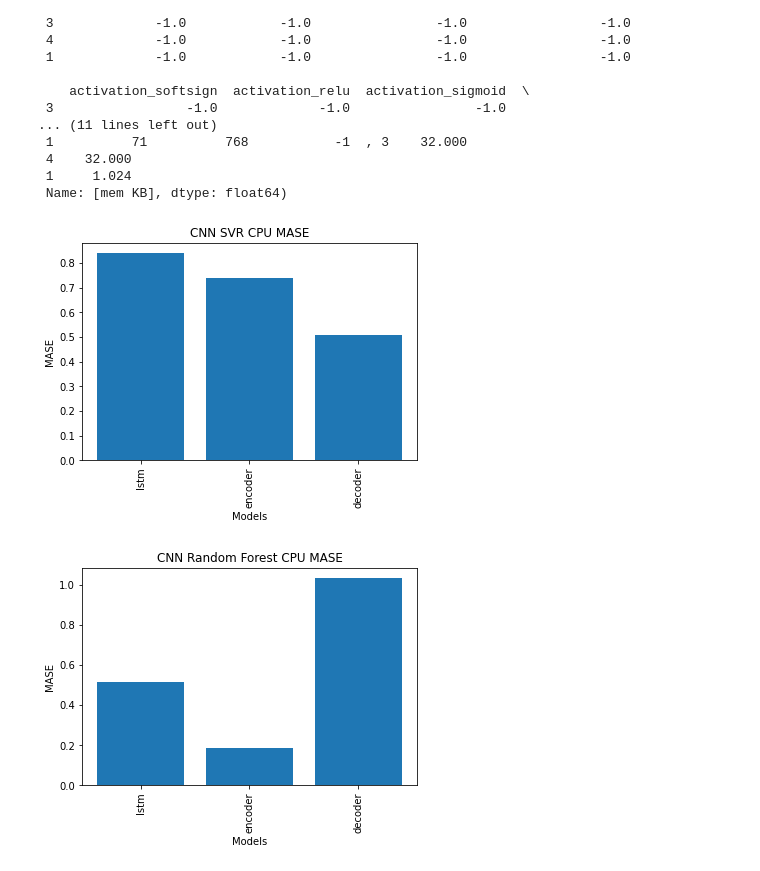
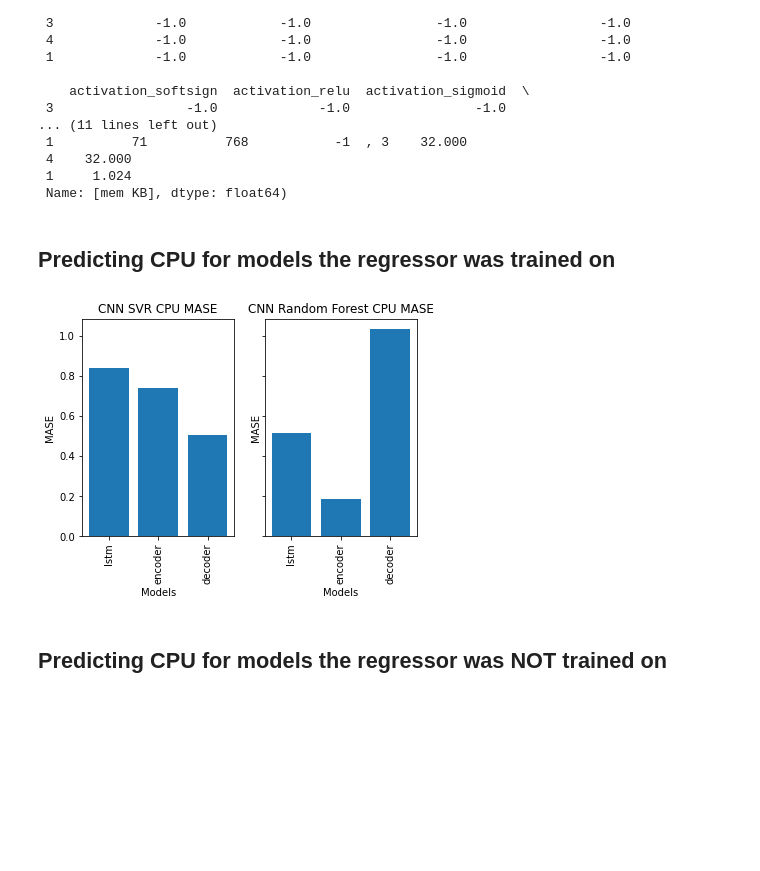
Before and after one commit to brian-yu/nn-regressors, a Jupyter notebook: Charts_RNN.ipynb, the cells around one changed output. Drawn from its saved outputs; the diff is of its cells as text; code cells hidden in the pictures; blank space fills up the shorter version.

```diff
--- a/Charts_RNN.ipynb
+++ b/Charts_RNN.ipynb
@@ -71,22 +71,21 @@ def get_regressors():
     ]
 # %%
 import matplotlib.pyplot as plt
-def bar_plot(data_df, title, xlabel, ylabel):
-    plt.bar(range(len(data_df)), data_df['MASE'], tick_label=data_df['Model'])
-    plt.title(title)
-    plt.ylabel(ylabel)
-    plt.xlabel(xlabel)
-    plt.xticks(rotation=90)
-    plt.show()
-
-#     def bar_plot(ax, data_df, title, xlabel, ylabel):
-#     ax.bar(range(len(data_df)), data_df['MASE'], tick_label=data_df['Model'])
-#     ax.set_title(title)
-#     ax.set_ylabel(ylabel)
-#     ax.set_xlabel(xlabel)
-# #     ax.set_xticks(rotation=90)
-#     for tick in ax.get_xticklabels():
-#         tick.set_rotation(45)
+def bar_plot(data_df, title, xlabel, ylabel, ax=None):
+    if not ax:
+        plt.bar(range(len(data_df)), data_df['MASE'], tick_label=data_df['Model'])
+        plt.title(title)
+        plt.ylabel(ylabel)
+        plt.xlabel(xlabel)
+        plt.xticks(rotation=90)
+        plt.show()
+    else:
+        ax.bar(range(len(data_df)), data_df['MASE'], tick_label=data_df['Model'])
+        ax.set_title(title)
+        ax.set_ylabel(ylabel)
+        ax.set_xlabel(xlabel)
+        for tick in ax.get_xticklabels():
+            tick.set_rotation(90)
 # %% [markdown]
 # MASE evaluations
 # %%
@@ -111,17 +110,24 @@ rnn_mem_reg.fit()  # default to Random Forest
  4    32.000
  1     1.024
  Name: [mem KB], dtype: float64)
+# %% [markdown]
+## Predicting CPU for models the regressor was trained on
 # %%
 # Predicting CPU for models the regressor was trained on
 
+fig, (ax1, ax2) = plt.subplots(1, 2, sharey=True)
+
 rnn_cpu_reg.fit(model=SVR())  # Fit an SVR model
-bar_plot(rnn_cpu_reg.evaluate_mase_multiple(models), "CNN SVR CPU MASE", "Models", "MASE")
+bar_plot(rnn_cpu_reg.evaluate_mase_multiple(models), "CNN SVR CPU MASE", "Models", "MASE", ax=ax1)
 
 rnn_cpu_reg.fit(model=RandomForestRegressor(n_estimators=1000, random_state=42))  # Fit an SVR model
-bar_plot(rnn_cpu_reg.evaluate_mase_multiple(models), "CNN Random Forest CPU MASE", "Models", "MASE")
+bar_plot(rnn_cpu_reg.evaluate_mase_multiple(models), "CNN Random Forest CPU MASE", "Models", "MASE", ax=ax2)
+
+plt.show()
 # %% [output]
-[figure, old version]
+[figure, new version]
-[figure, removed]
+# %% [markdown]
+## Predicting CPU for models the regressor was NOT trained on
 # %%
 # Predicting CPU for models the regressor was NOT trained on
 tf.keras.backend.clear_session() # IMPORTANT for layer names to match up.
```
Also changed, not shown: parts of 12 cells of this notebook, 1 other file.
